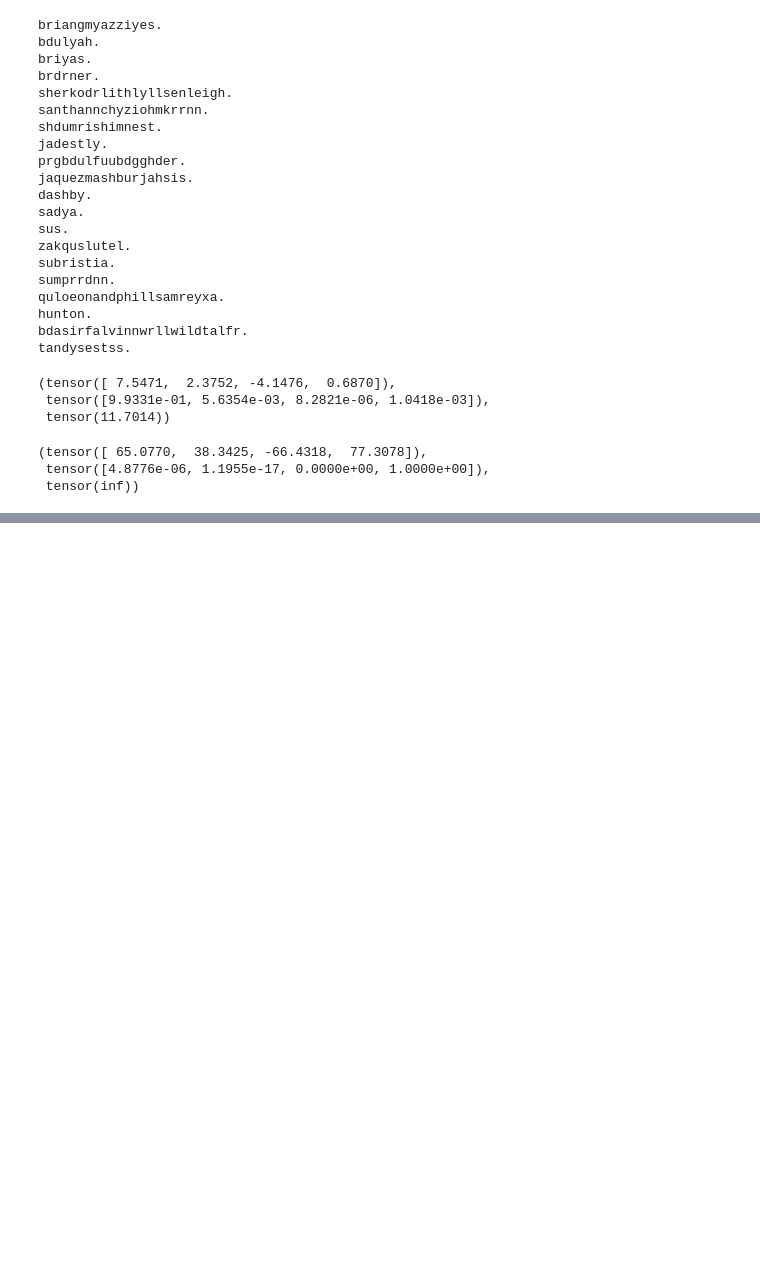
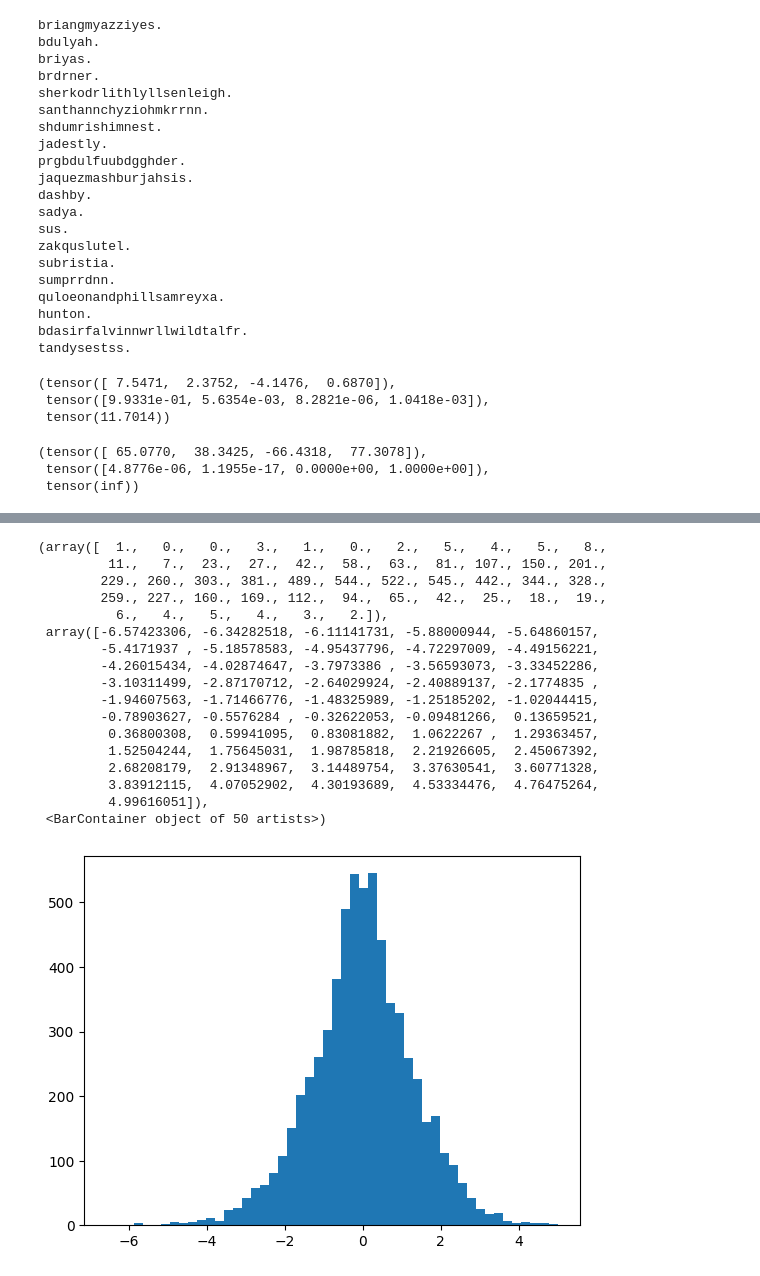
Before and after one commit to vidyabhandary/nanogpt, a Jupyter notebook: Makemore3_bn.ipynb, the cells around one changed output, grey strips where cells are left out. Cells and saved outputs as stored; diff of their text form; code cells hidden in the pictures; blank space fills up the shorter version.

```diff
--- a/Makemore3_bn.ipynb
+++ b/Makemore3_bn.ipynb
@@ -255,0 +329,21 @@ logits, probs, loss
+# %%
+plt.hist(hpreact.view(-1).tolist(), 50)
+# %% [output]
+(array([  1.,   0.,   0.,   3.,   1.,   0.,   2.,   5.,   4.,   5.,   8.,
+         11.,   7.,  23.,  27.,  42.,  58.,  63.,  81., 107., 150., 201.,
+        229., 260., 303., 381., 489., 544., 522., 545., 442., 344., 328.,
+        259., 227., 160., 169., 112.,  94.,  65.,  42.,  25.,  18.,  19.,
+          6.,   4.,   5.,   4.,   3.,   2.]),
+ array([-6.57423306, -6.34282518, -6.11141731, -5.88000944, -5.64860157,
+        -5.4171937 , -5.18578583, -4.95437796, -4.72297009, -4.49156221,
+        -4.26015434, -4.02874647, -3.7973386 , -3.56593073, -3.33452286,
+        -3.10311499, -2.87170712, -2.64029924, -2.40889137, -2.1774835 ,
+        -1.94607563, -1.71466776, -1.48325989, -1.25185202, -1.02044415,
+        -0.78903627, -0.5576284 , -0.32622053, -0.09481266,  0.13659521,
+         0.36800308,  0.59941095,  0.83081882,  1.0622267 ,  1.29363457,
+         1.52504244,  1.75645031,  1.98785818,  2.21926605,  2.45067392,
+         2.68208179,  2.91348967,  3.14489754,  3.37630541,  3.60771328,
+         3.83912115,  4.07052902,  4.30193689,  4.53334476,  4.76475264,
+         4.99616051]),
+ <BarContainer object of 50 artists>)
+[figure, added]
```
Also changed, not shown: parts of 4 cells of this notebook.
